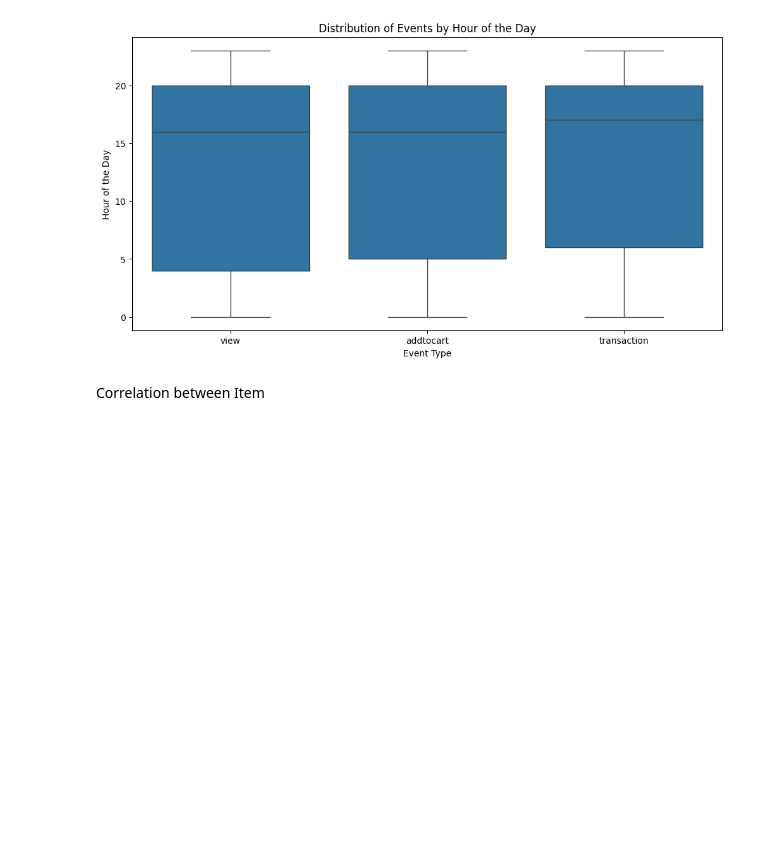
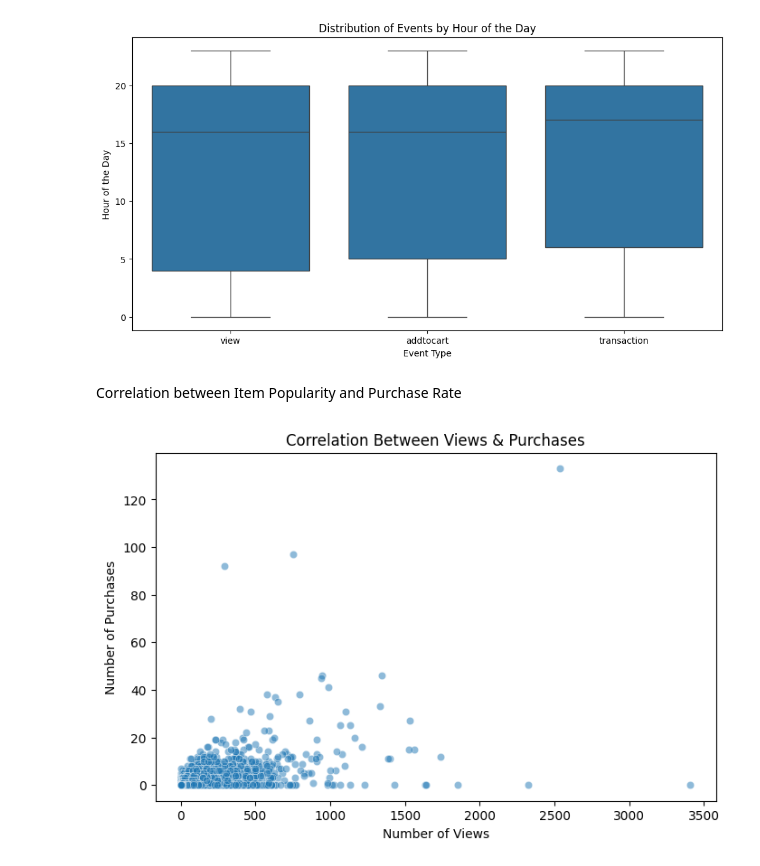
Before and after one commit to Victor-Osei/Recommendation_Systems, a Jupyter notebook: rs.ipynb, the cells around one changed output. Cells and saved outputs as stored; diff of their text form; code cells hidden in the pictures; blank space fills up the shorter version.

```diff
--- a/rs.ipynb
+++ b/rs.ipynb
@@ -156,4 +156,21 @@ plt.show()
 # %% [output]
 [figure]
 # %% [markdown]
-Correlation between Item
+Correlation between Item Popularity and Purchase Rate
+# %%
+# Count how often each item was viewed vs purchased
+view_counts = events_df[events_df['event'] == 'view'].groupby('itemid').size().reset_index(name="view_count")
+purchase_counts = events_df[events_df['event'] == 'transaction'].groupby('itemid').size().reset_index(name="purchase_count")
+
+# Merge to analyze the relationship
+item_popularity = view_counts.merge(purchase_counts, on="itemid", how="left").fillna(0)
+
+# Scatterplot to visualize correlation
+plt.figure(figsize=(8, 5))
+sns.scatterplot(x="view_count", y="purchase_count", data=item_popularity, alpha=0.5)
+plt.title("Correlation Between Views & Purchases")
+plt.xlabel("Number of Views")
+plt.ylabel("Number of Purchases")
+plt.show()
+# %% [output]
+[figure, added]
```
